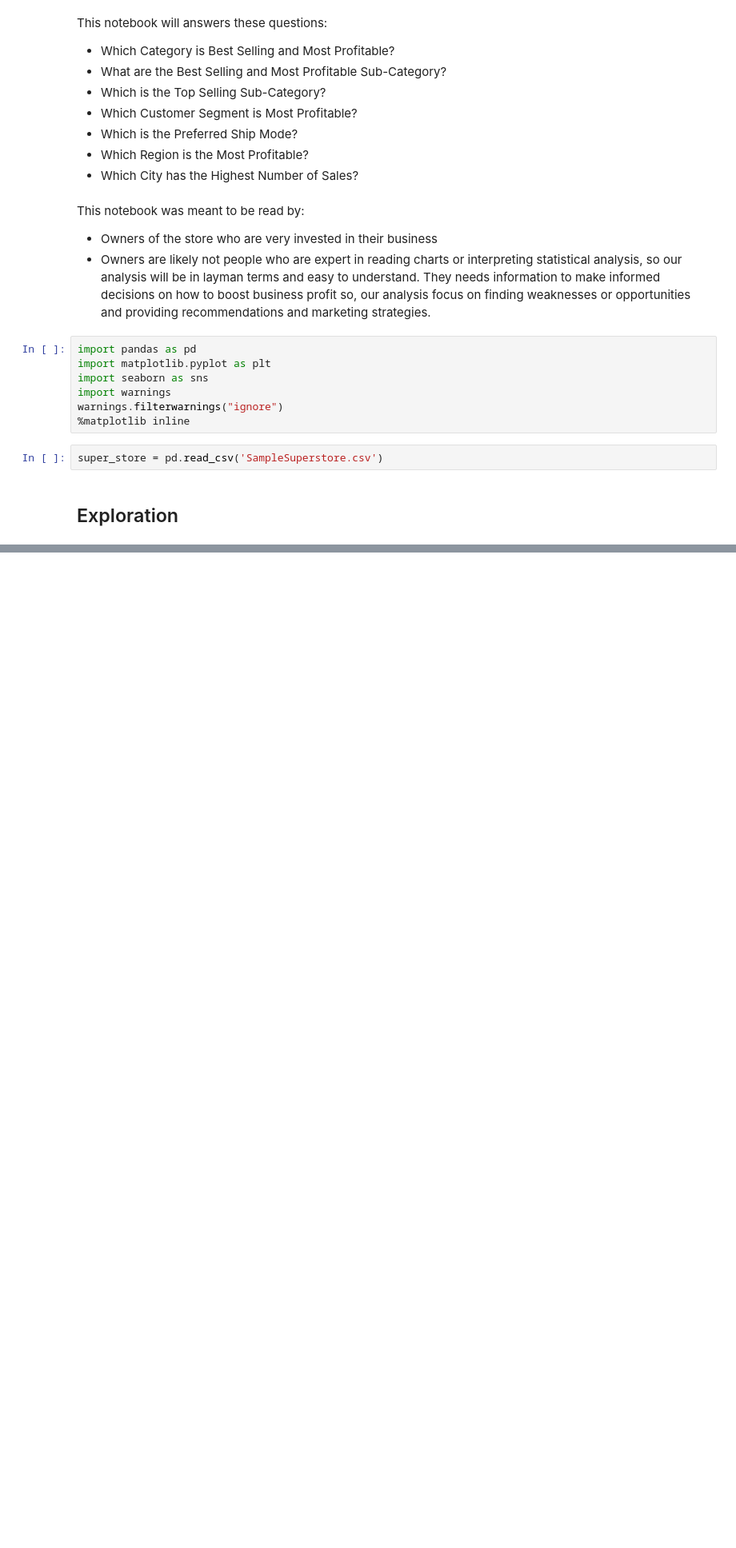
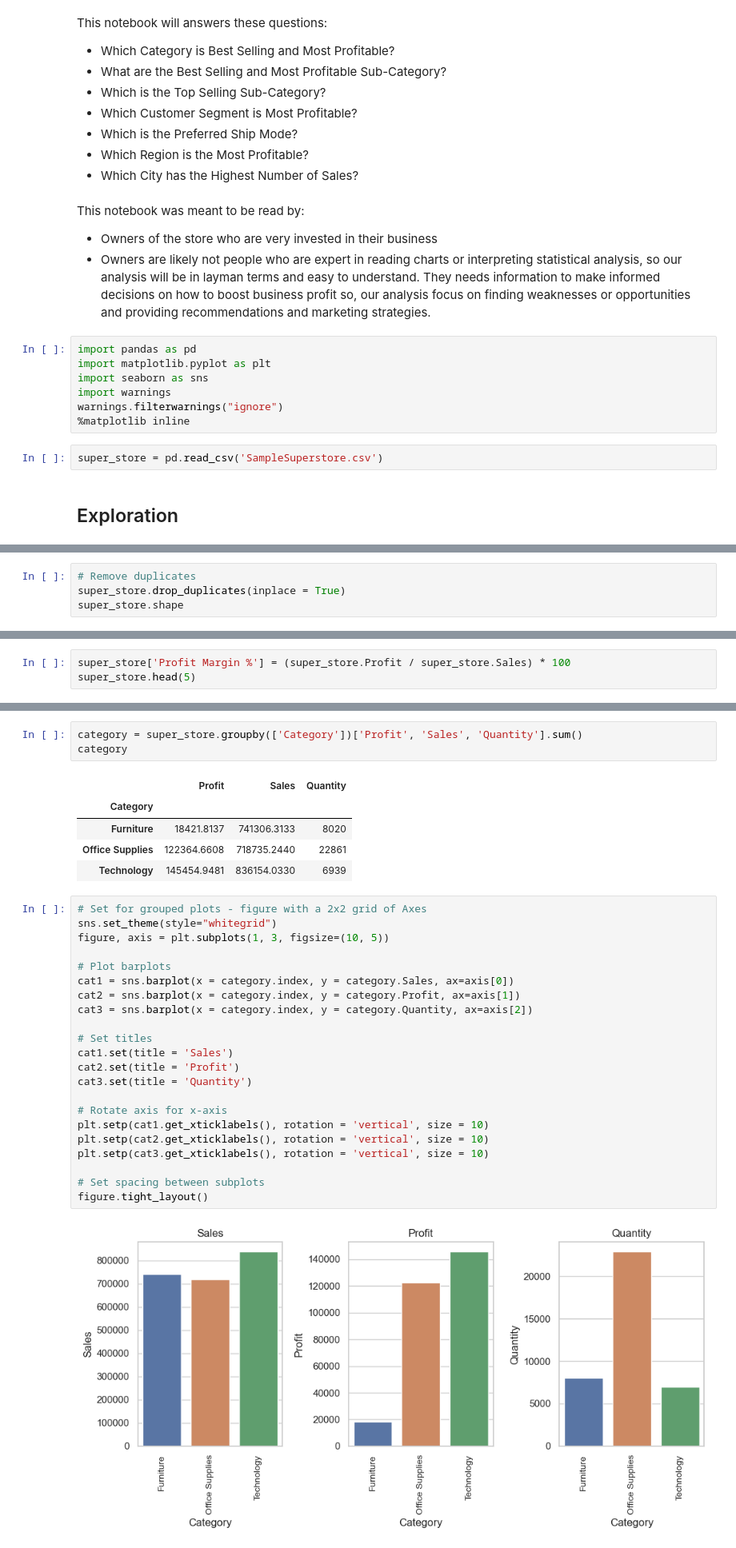
Before and after one commit to Antonio417/Data_Analyst_Portfolio, a Jupyter notebook: Python/Store-Analysis/EDA on Store.ipynb, the cells around one changed output, grey strips where cells are left out. Shown at 80% size. Cells and saved outputs as stored; diff of their text form; blank space fills up the shorter version.

Commit message:
EDA in super store

```diff
--- a/Python/Store-Analysis/EDA on Store.ipynb
+++ b/Python/Store-Analysis/EDA on Store.ipynb
@@ -43,0 +126,4 @@ super_store.head()
+# %%
+# Remove duplicates
+super_store.drop_duplicates(inplace = True)
+super_store.shape
@@ -43,0 +134,3 @@ super_store.head()
+# %%
+super_store['Profit Margin %'] = (super_store.Profit / super_store.Sales) * 100
+super_store.head(5)
@@ -43,0 +171,33 @@ super_store.head()
+# %%
+category = super_store.groupby(['Category'])['Profit', 'Sales', 'Quantity'].sum()
+category
+# %% [output]
+|  | Profit | Sales | Quantity |
+| Category |  |  |  |
+| Furniture | 18421.8137 | 741306.3133 | 8020 |
+| Office Supplies | 122364.6608 | 718735.2440 | 22861 |
+| Technology | 145454.9481 | 836154.0330 | 6939 |
+# %%
+# Set for grouped plots - figure with a 2x2 grid of Axes
+sns.set_theme(style="whitegrid")
+figure, axis = plt.subplots(1, 3, figsize=(10, 5))
+
+# Plot barplots
+cat1 = sns.barplot(x = category.index, y = category.Sales, ax=axis[0])
+cat2 = sns.barplot(x = category.index, y = category.Profit, ax=axis[1])
+cat3 = sns.barplot(x = category.index, y = category.Quantity, ax=axis[2])
+
+# Set titles
+cat1.set(title = 'Sales')
+cat2.set(title = 'Profit')
+cat3.set(title = 'Quantity')
+
+# Rotate axis for x-axis
+plt.setp(cat1.get_xticklabels(), rotation = 'vertical', size = 10)
+plt.setp(cat2.get_xticklabels(), rotation = 'vertical', size = 10)
+plt.setp(cat3.get_xticklabels(), rotation = 'vertical', size = 10)
+
+# Set spacing between subplots
+figure.tight_layout()
+# %% [output]
+[figure, added]
```
Also changed, not shown: parts of 21 cells of this notebook.
